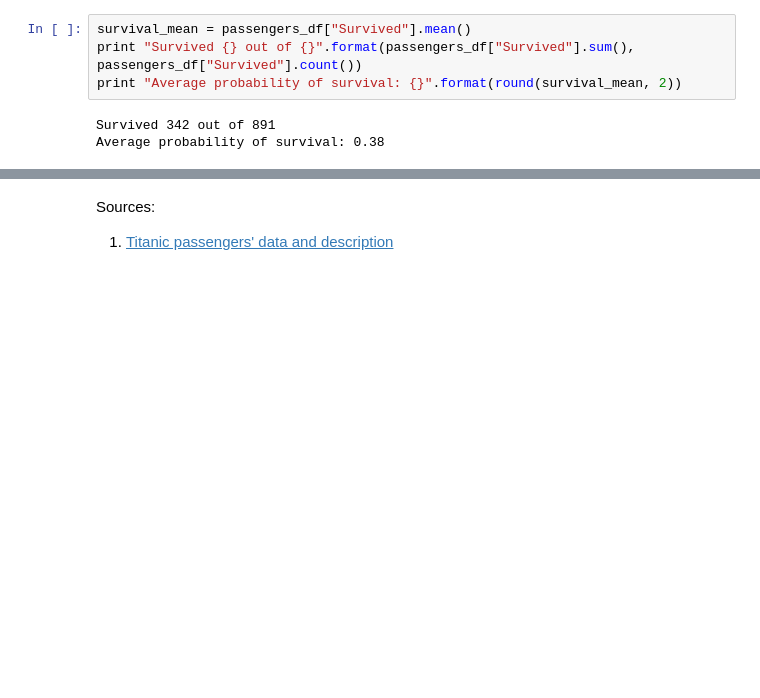
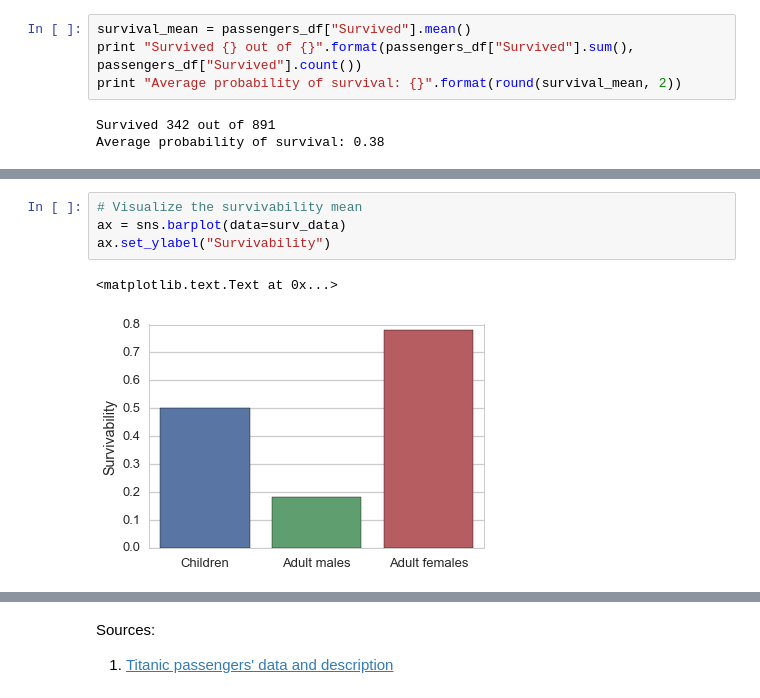
Before and after one commit to anenkov/dand-da-titanic, a Jupyter notebook: DA Research.ipynb, the cells around one changed output, grey strips where cells are left out. Drawn from its saved outputs; the diff is of its cells as text; blank space fills up the shorter version.

```diff
--- a/DA Research.ipynb
+++ b/DA Research.ipynb
@@ -81,0 +92,7 @@ Populating the interactive namespace from numpy and matplotlib
+# %%
+# Visualize the survivability mean
+ax = sns.barplot(data=surv_data)
+ax.set_ylabel("Survivability")
+# %% [output]
+<matplotlib.text.Text at 0x...>
+[figure, added]
```
Also changed, not shown: parts of 18 cells of this notebook.
